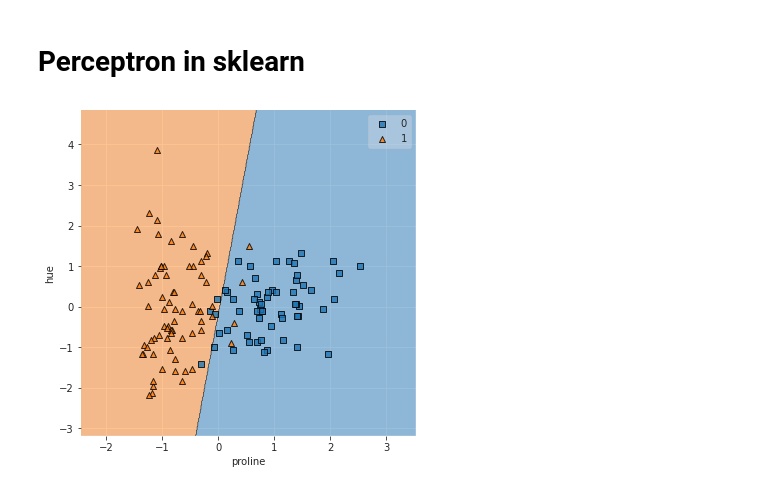
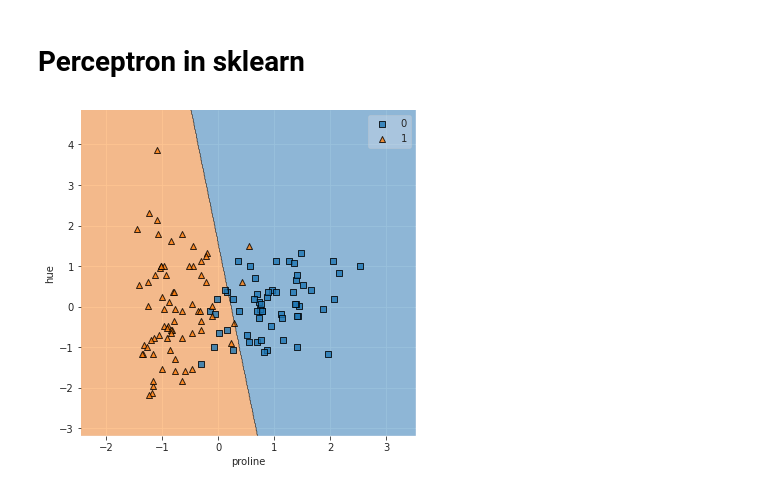
Before and after one commit to ybliu9/eods-f21, a Jupyter notebook: notebooks/eods-week05-intro_to_machine_learning_models.ipynb, the cells around one changed output. Drawn from its saved outputs; the diff is of its cells as text; code cells hidden in the pictures.

Commit message:
fixed error on perceptron slide

```diff
--- a/notebooks/eods-week05-intro_to_machine_learning_models.ipynb
+++ b/notebooks/eods-week05-intro_to_machine_learning_models.ipynb
@@ -908,14 +908,14 @@ From PML
 # Perceptron in sklearn
 # %%
 from sklearn.linear_model import Perceptron
-perceptron = SVC(kernel='linear')
+perceptron = Perceptron()
 perceptron.fit(X_zscore,y);
 
 fig,ax = plt.subplots(1,1,figsize=(6,6))
 plot_decision_regions(X_zscore.values, y.values, clf=perceptron);
 plt.xlabel(X.columns[0]); plt.ylabel(X.columns[1]);
 # %% [output]
-[figure, old version]
+[figure, new version]
 # %% [markdown]
 # Perceptron to Adaline
 <br>
```
